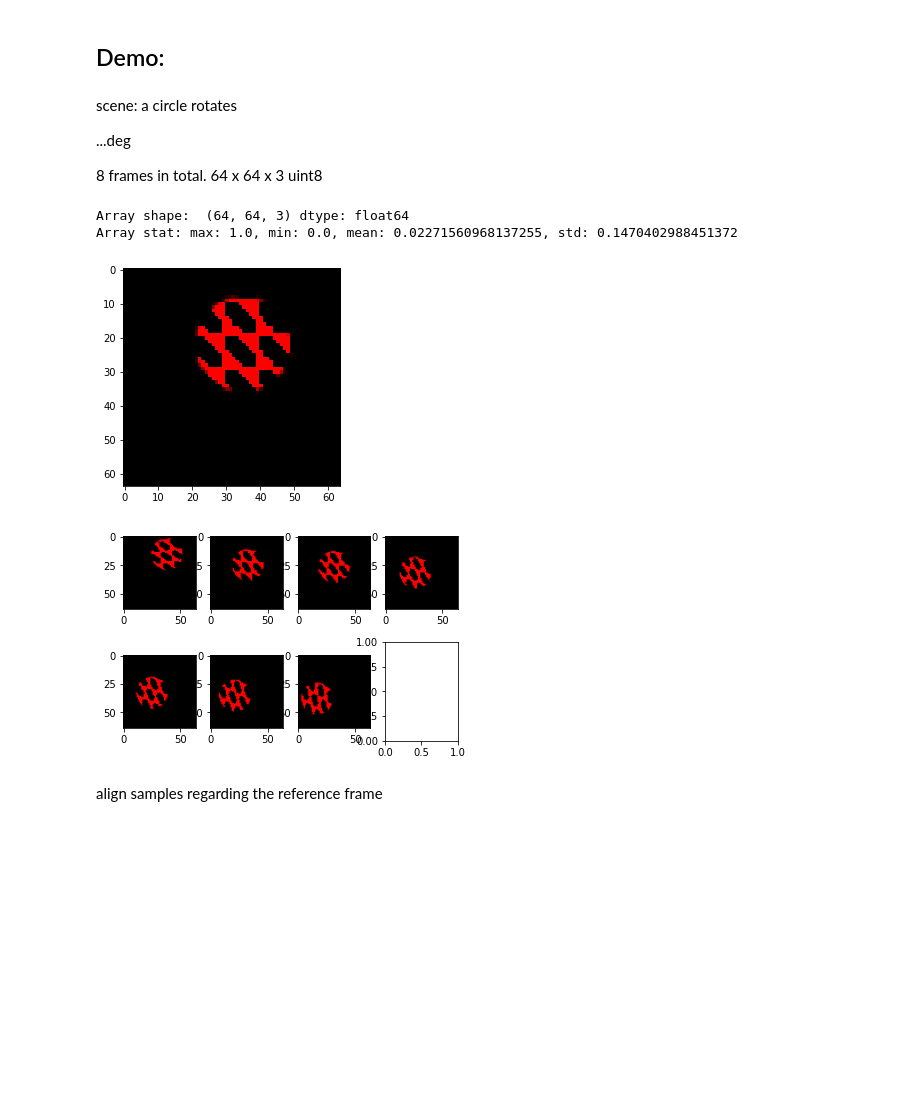
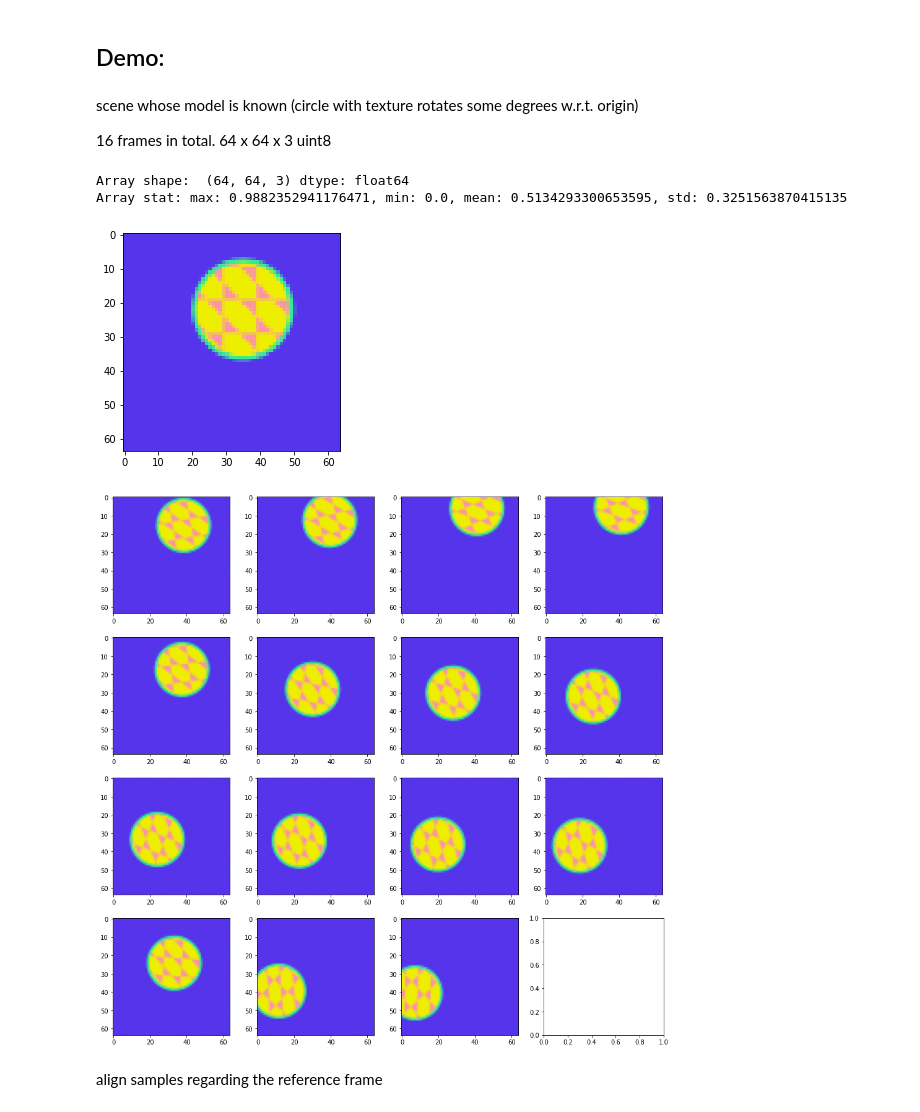
Before and after one commit to djbradyAtOpticalSciencesArizona/multiframeEstimation, a Jupyter notebook: multiframe_estimation.ipynb, the cells around one changed output. Drawn from its saved outputs; the diff is of its cells as text; code cells hidden in the pictures; blank space fills up the shorter version.

```diff
--- a/multiframe_estimation.ipynb
+++ b/multiframe_estimation.ipynb
@@ -37,9 +37,7 @@ Practical questions:
 # %% [markdown]
 ## Demo:
 # %% [markdown]
-scene: a circle rotates
+scene whose model is known (circle with texture rotates some degrees w.r.t. origin)
 
-...deg
-
-8 frames in total. 64 x 64 x 3 uint8
+16 frames in total. 64 x 64 x 3 uint8
 # %%
@@ -52,25 +50,26 @@ def print_stat(narray, narray_name = "Array"):
 # %%
 import cv2
 import numpy as np
 import matplotlib.pyplot as plt
 %matplotlib inline
 
-degs = ['-10', '5', '8', '18', '20', '26', '34']
-ref = cv2.imread('cb.png')[..., ::-1]/255.0
+degs = ['-10','-14','-23','-24','-7',
+        '11', '15', '19', '22', '24', '29','31','4','41','47']
+ref = cv2.imread('cb_0.png')[..., ::-1]/255.0
 print_stat(ref)
 plt.imshow(ref)
 plt.show()
 
-fig, ax = plt.subplots(2, 4)
-for i in range(7):
+fig, ax = plt.subplots(4, 4, figsize = (16, 16))
+for i in range(15):
     alt = cv2.imread('cb_{}.png'.format(degs[i]))[..., ::-1]/255.0
     ax[i//4, i % 4].imshow(alt)
 plt.show()
 # %% [output]
 Array shape:  (64, 64, 3) dtype: float64
-Array stat: max: 1.0, min: 0.0, mean: 0.02271560968137255, std: 0.1470402988451372
+Array stat: max: 0.9882352941176471, min: 0.0, mean: 0.5134293300653595, std: 0.3251563870415135
-[figure, old version]
+[figure, new version]
-[figure, old version]
+[figure, new version]
 # %% [markdown]
 align samples regarding the reference frame
 # %%
```
Also changed, not shown: parts of 13 cells of this notebook.
